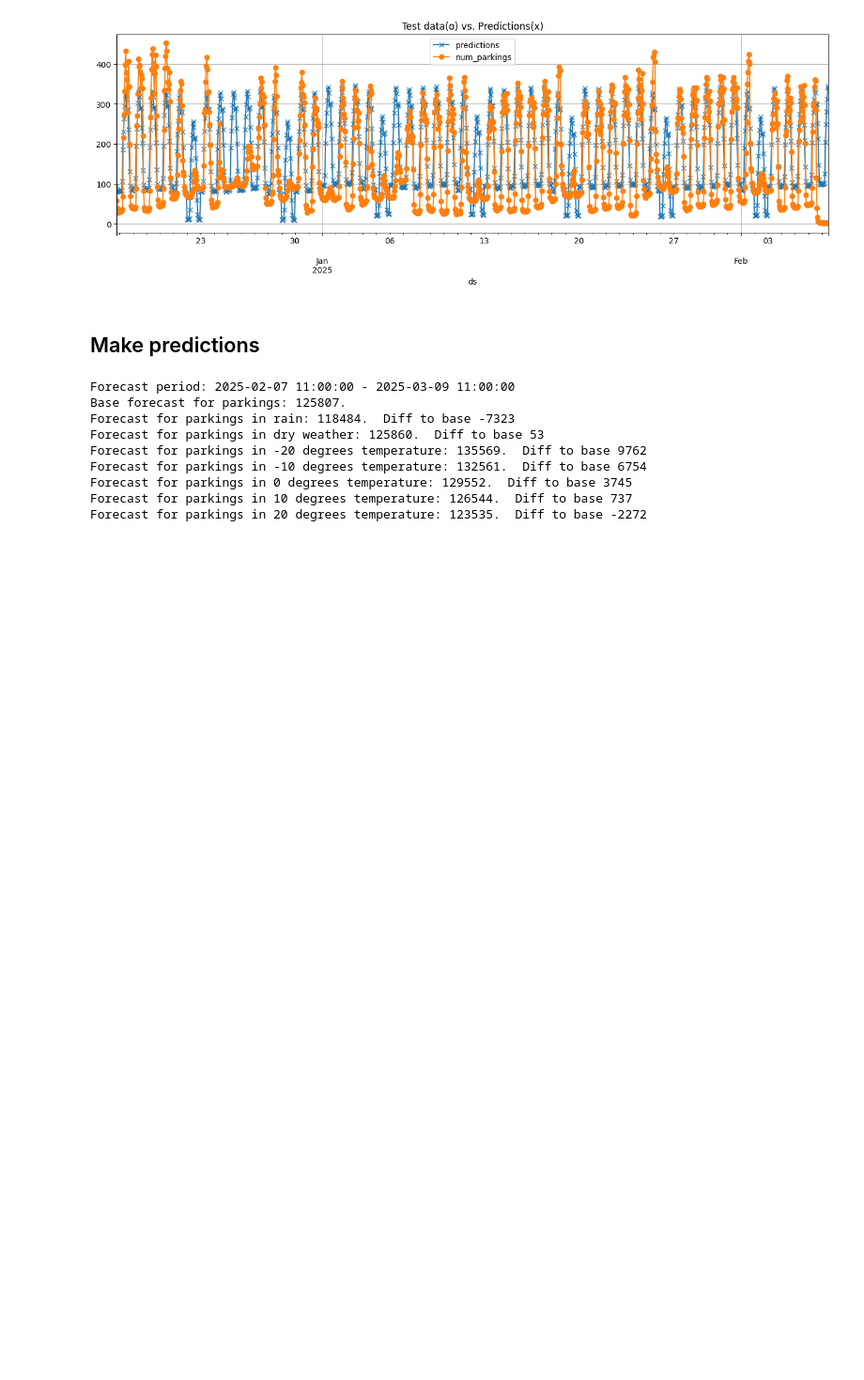
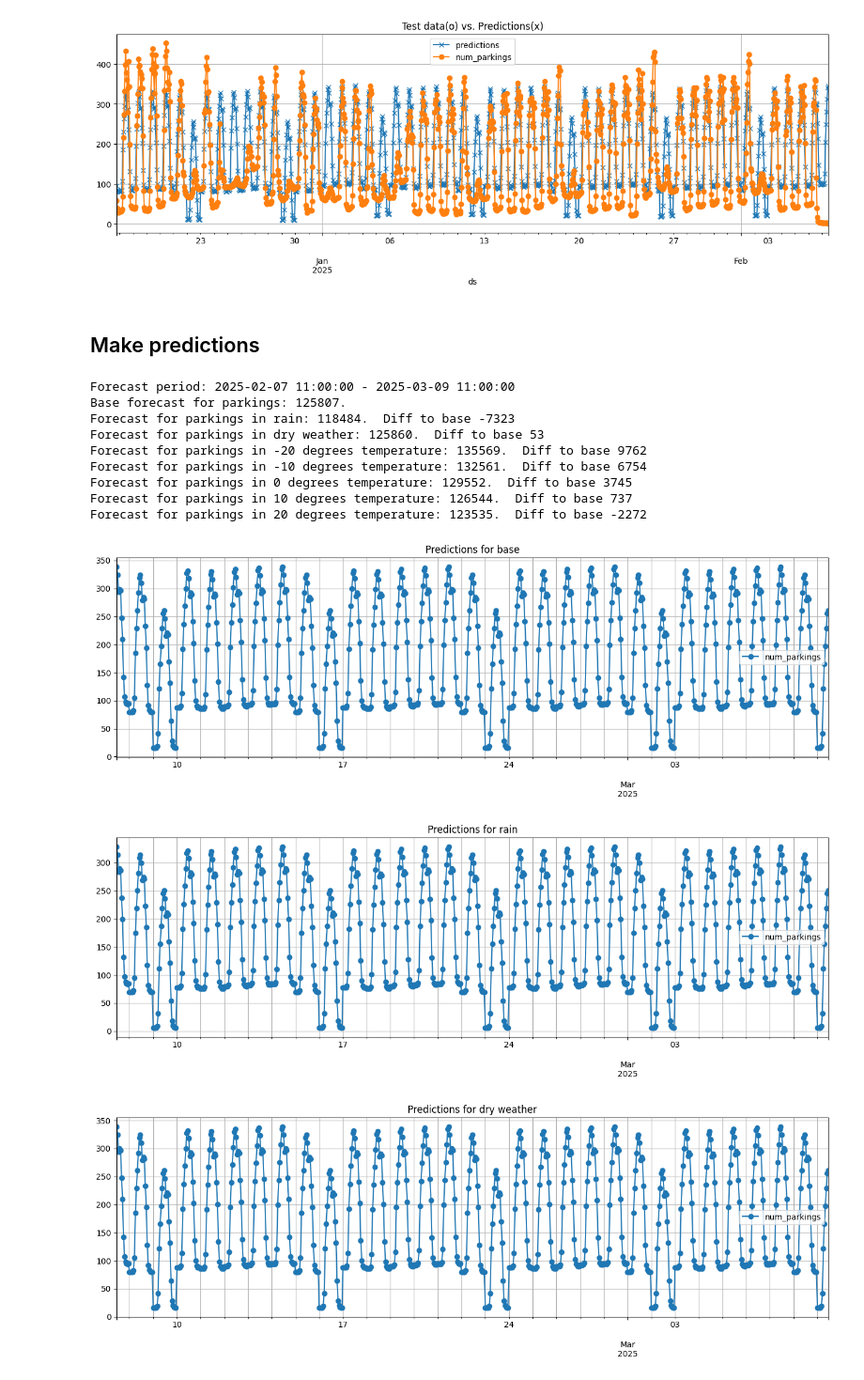
Before and after one commit to City-of-Turku/parkings-weather-correlation, a Jupyter notebook: scikit/linear_regression.ipynb, the cells around one changed output. Shown at 94% size. Saved outputs shown, nothing was run; the diff lists cells and outputs as text; code cells hidden in the pictures; blank space fills up the shorter version.

```diff
--- a/scikit/linear_regression.ipynb
+++ b/scikit/linear_regression.ipynb
@@ -92,22 +72,26 @@ Pipeline(steps=[('preprocessor',
 # %%
 results = {}
 date_range = pd.date_range(start="2025-02-07 11:00:00", end="2025-03-09 11:00:00", freq="h")
 results[BASE] = predict(pipeline, date_range)
 results[RAIN] = predict(pipeline_rain, date_range, rain=True)
 results[DRY_WEATHER] = predict(pipeline_rain, date_range, rain=False)
 results[MINUS_20] = predict(pipeline_temperature, date_range, temperature=-20)
 results[MINUS_10] = predict(pipeline_temperature, date_range, temperature=-10)
 results[ZERO] = predict(pipeline_temperature, date_range, temperature=0)
 results[PLUS_10] = predict(pipeline_temperature, date_range, temperature=10)
 results[PLUS_20] = predict(pipeline_temperature, date_range, temperature=20)
 print_results(date_range, results)
+draw_results(results)
 # %% [output]
 Forecast period: 2025-02-07 11:00:00 - 2025-03-09 11:00:00
 Base forecast for parkings: 125807.
 Forecast for parkings in rain: 118484.  Diff to base -7323
 Forecast for parkings in dry weather: 125860.  Diff to base 53
 Forecast for parkings in -20 degrees temperature: 135569.  Diff to base 9762
 Forecast for parkings in -10 degrees temperature: 132561.  Diff to base 6754
 Forecast for parkings in 0 degrees temperature: 129552.  Diff to base 3745
 Forecast for parkings in 10 degrees temperature: 126544.  Diff to base 737
 Forecast for parkings in 20 degrees temperature: 123535.  Diff to base -2272
+[figure, added]
+[figure, added]
+[figure, added]
```
Also changed, not shown: parts of 5 cells of this notebook, 1 other file.
